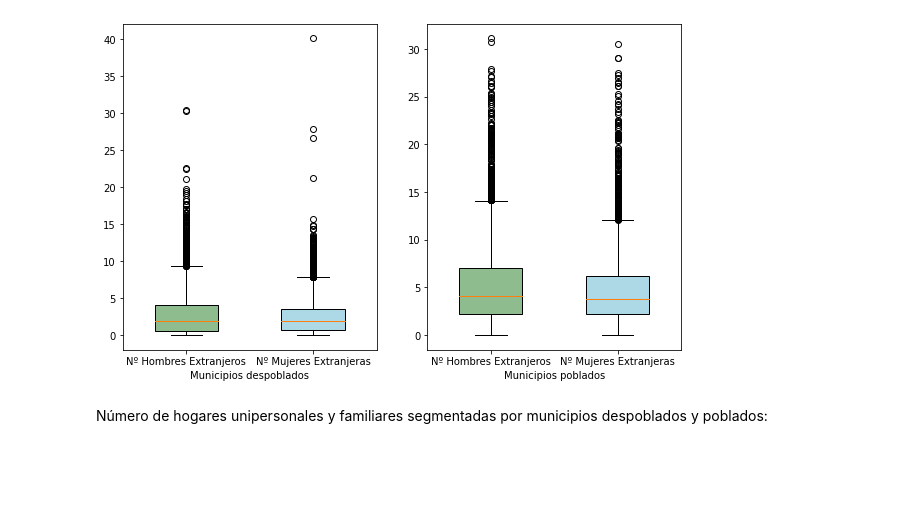
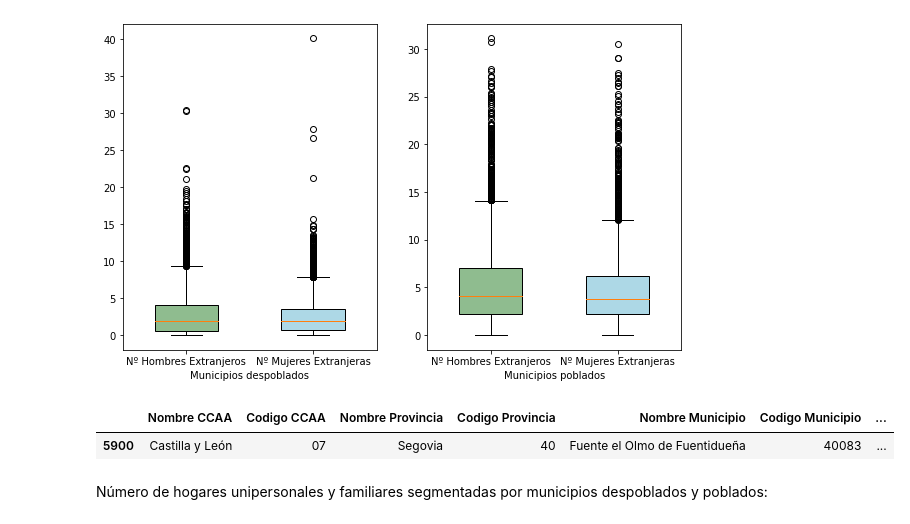
Before and after one commit to AdrianaBorrajo/Despoblacion, a Jupyter notebook: 5.Analisis_Preliminar_Variables/Analisis_Preliminar_Despoblacion.ipynb, the cells around one changed output. Cells and saved outputs as stored; diff of their text form; code cells hidden in the pictures; blank space fills up the shorter version.

```diff
--- a/5.Analisis_Preliminar_Variables/Analisis_Preliminar_Despoblacion.ipynb
+++ b/5.Analisis_Preliminar_Variables/Analisis_Preliminar_Despoblacion.ipynb
@@ -687,6 +664,11 @@ ax2.set_xlabel('Municipios poblados')
 plt.show()
 # %% [output]
 [figure]
+# %%
+Despoblado[Despoblado['PorcentMujer']>40]
+# %% [output]
+|  | Nombre CCAA | Codigo CCAA | Nombre Provincia | Codigo Provincia | Nombre Municipio | Codigo Municipio | ... |
+| 5900 | Castilla y León | 07 | Segovia | 40 | Fuente el Olmo de Fuentidueña | 40083 | ... |
 # %% [markdown]
 Número de hogares unipersonales y familiares segmentadas por municipios despoblados y poblados:
 # %%
```
Also changed, not shown: parts of 12 cells of this notebook.
